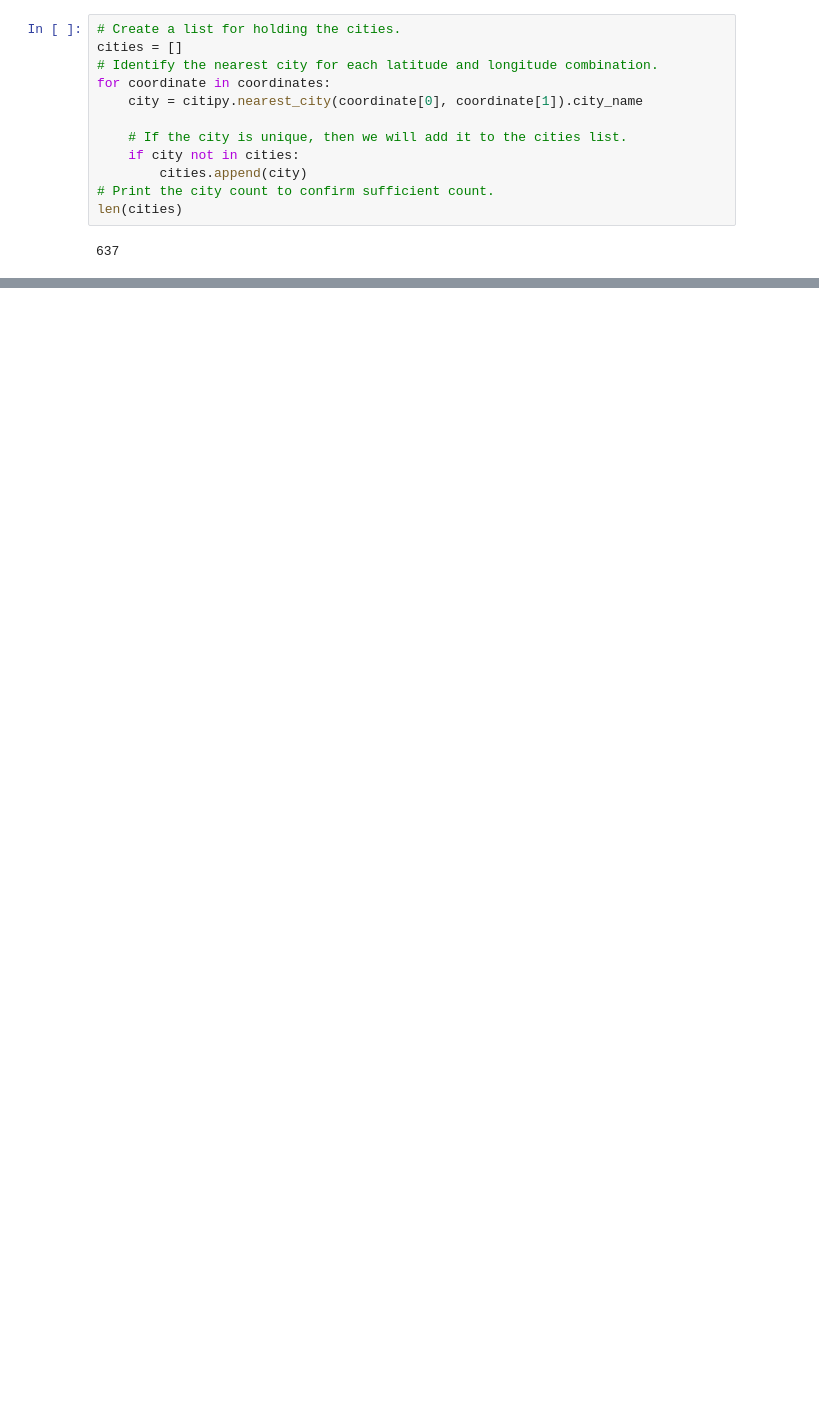
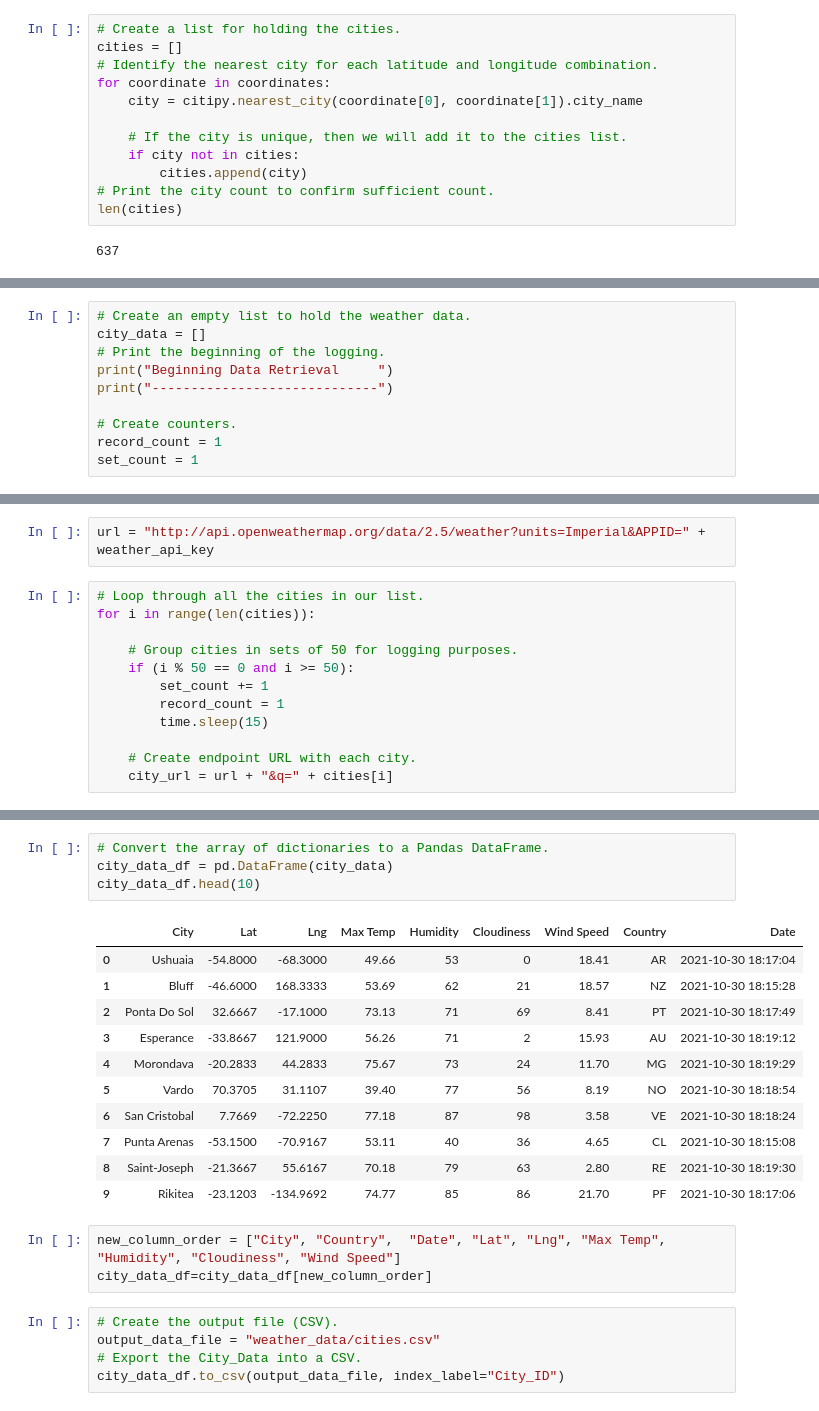
Before and after one commit to DeepaFrancis/World_Weather_Analysis, a Jupyter notebook: WeatherPy.ipynb, the cells around one changed output, grey strips where cells are left out. Saved outputs shown, nothing was run; the diff lists cells and outputs as text; blank space fills up the shorter version.

```diff
--- a/WeatherPy.ipynb
+++ b/WeatherPy.ipynb
@@ -55,0 +60,10 @@ len(cities)
+# %%
+# Create an empty list to hold the weather data.
+city_data = []
+# Print the beginning of the logging.
+print("Beginning Data Retrieval     ")
+print("-----------------------------")
+
+# Create counters.
+record_count = 1
+set_count = 1
@@ -55,0 +79,14 @@ len(cities)
+# %%
+url = "http://api.openweathermap.org/data/2.5/weather?units=Imperial&APPID=" + weather_api_key
+# %%
+# Loop through all the cities in our list.
+for i in range(len(cities)):
+
+    # Group cities in sets of 50 for logging purposes.
+    if (i % 50 == 0 and i >= 50):
+        set_count += 1
+        record_count = 1
+        time.sleep(15)
+
+    # Create endpoint URL with each city.
+    city_url = url + "&q=" + cities[i]
@@ -55,0 +162,24 @@ len(cities)
+# %%
+# Convert the array of dictionaries to a Pandas DataFrame.
+city_data_df = pd.DataFrame(city_data)
+city_data_df.head(10)
+# %% [output]
+|  | City | Lat | Lng | Max Temp | Humidity | Cloudiness | Wind Speed | Country | Date |
+| 0 | Ushuaia | -54.8000 | -68.3000 | 49.66 | 53 | 0 | 18.41 | AR | 2021-10-30 18:17:04 |
+| 1 | Bluff | -46.6000 | 168.3333 | 53.69 | 62 | 21 | 18.57 | NZ | 2021-10-30 18:15:28 |
+| 2 | Ponta Do Sol | 32.6667 | -17.1000 | 73.13 | 71 | 69 | 8.41 | PT | 2021-10-30 18:17:49 |
+| 3 | Esperance | -33.8667 | 121.9000 | 56.26 | 71 | 2 | 15.93 | AU | 2021-10-30 18:19:12 |
+| 4 | Morondava | -20.2833 | 44.2833 | 75.67 | 73 | 24 | 11.70 | MG | 2021-10-30 18:19:29 |
+| 5 | Vardo | 70.3705 | 31.1107 | 39.40 | 77 | 56 | 8.19 | NO | 2021-10-30 18:18:54 |
+| 6 | San Cristobal | 7.7669 | -72.2250 | 77.18 | 87 | 98 | 3.58 | VE | 2021-10-30 18:18:24 |
+| 7 | Punta Arenas | -53.1500 | -70.9167 | 53.11 | 40 | 36 | 4.65 | CL | 2021-10-30 18:15:08 |
+| 8 | Saint-Joseph | -21.3667 | 55.6167 | 70.18 | 79 | 63 | 2.80 | RE | 2021-10-30 18:19:30 |
+| 9 | Rikitea | -23.1203 | -134.9692 | 74.77 | 85 | 86 | 21.70 | PF | 2021-10-30 18:17:06 |
+# %%
+new_column_order = ["City", "Country",  "Date", "Lat", "Lng", "Max Temp", "Humidity", "Cloudiness", "Wind Speed"]
+city_data_df=city_data_df[new_column_order]
+# %%
+# Create the output file (CSV).
+output_data_file = "weather_data/cities.csv"
+# Export the City_Data into a CSV.
+city_data_df.to_csv(output_data_file, index_label="City_ID")
```
Also changed, not shown: parts of 5 cells of this notebook, 4 other files.
